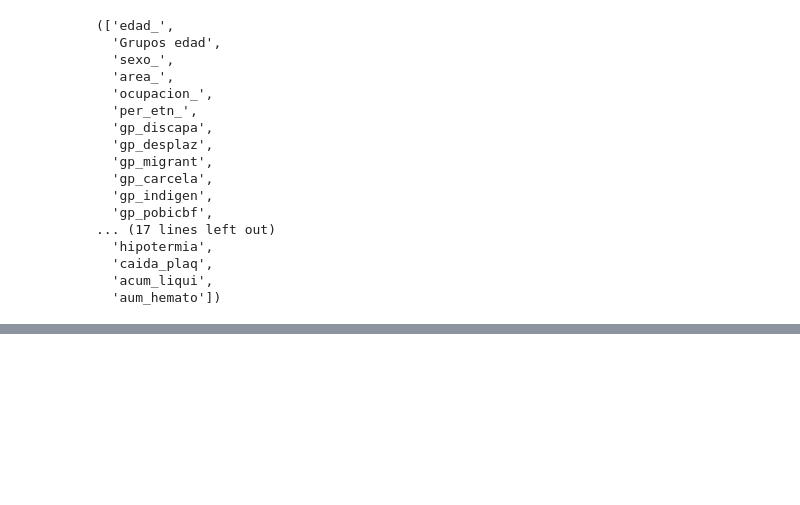
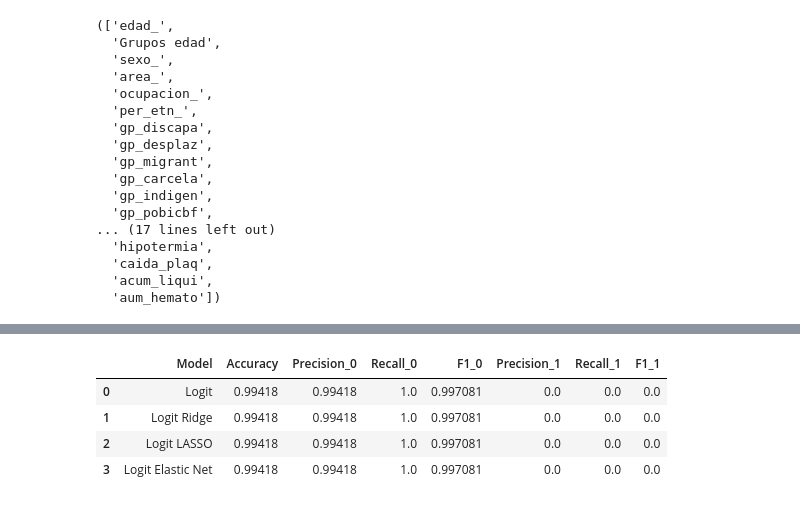
Before and after one commit to MarioSolano98/actividad-evaluativa3-AC, a Jupyter notebook: actividad_evaluativa3.ipynb, the cells around one changed output, grey strips where cells are left out. Saved outputs shown, nothing was run; the diff lists cells and outputs as text; code cells hidden in the pictures; blank space fills up the shorter version.

```diff
--- a/actividad_evaluativa3.ipynb
+++ b/actividad_evaluativa3.ipynb
@@ -508,0 +351,80 @@ plt.show()
+# %%
+from sklearn.model_selection import train_test_split
+from sklearn.preprocessing import StandardScaler
+from sklearn.linear_model import LogisticRegression
+from sklearn.pipeline import Pipeline
+from sklearn.metrics import classification_report
+
+
+variable_objetivo_dengue = 'nom_eve'
+
+# Filtrar los datos para las variables relevantes
+X = data_filtered[variables_socio_demograficas]
+y = data_filtered[variable_objetivo_dengue]
+
+# Separar los datos en conjunto de entrenamiento y prueba
+X_train, X_test, y_train, y_test = train_test_split(X, y, test_size=0.3, random_state=42)
+
+# Escalar los datos
+scaler = StandardScaler()
+X_train_scaled = scaler.fit_transform(X_train)
+X_test_scaled = scaler.transform(X_test)
+
+
+# Definir modelos con regularización
+models = {
+    'Logit': LogisticRegression(penalty=None, random_state=42), # Changed 'none' to None
+    'Logit Ridge': LogisticRegression(penalty='l2', C=1.0, random_state=42),
+    'Logit LASSO': LogisticRegression(penalty='l1', solver='saga', C=1.0, random_state=42),
+    'Logit Elastic Net': LogisticRegression(penalty='elasticnet', solver='saga', l1_ratio=0.5, C=1.0, random_state=42)
+}
+
+# Ajustar cada modelo y obtener los resultados
+model_results = {}
+for model_name, model in models.items():
+    model.fit(X_train_scaled, y_train)
+    y_pred = model.predict(X_test_scaled)
+    report = classification_report(y_test, y_pred, output_dict=True)
+    model_results[model_name] = {
+        'model': model,
+        'classification_report': report,
+        'coefficients': model.coef_
+    }
+
+model_results
+
+
+# Crear un DataFrame para almacenar los resultados de cada modelo
+results_df = pd.DataFrame(columns=['Model', 'Accuracy', 'Precision_0', 'Recall_0', 'F1_0', 'Precision_1', 'Recall_1', 'F1_1'])
+
+# Extraer métricas clave del reporte de clasificación de cada modelo
+for model_name, results in model_results.items():
+    report = results['classification_report']
+    # Obtener las métricas de precisión, recall y F1 para cada clase (0 y 1)
+    accuracy = report['accuracy']
+    precision_0 = report['0']['precision']
+    recall_0 = report['0']['recall']
+    f1_0 = report['0']['f1-score']
+    precision_1 = report['1']['precision']
+    recall_1 = report['1']['recall']
+    f1_1 = report['1']['f1-score']
+
+    # Agregar los resultados al DataFrame using pd.concat
+    results_df = pd.concat([results_df, pd.DataFrame([{
+        'Model': model_name,
+        'Accuracy': accuracy,
+        'Precision_0': precision_0,
+        'Recall_0': recall_0,
+        'F1_0': f1_0,
+        'Precision_1': precision_1,
+        'Recall_1': recall_1,
+        'F1_1': f1_1
+    }])], ignore_index=True)
+
+results_df
+# %% [output]
+|  | Model | Accuracy | Precision_0 | Recall_0 | F1_0 | Precision_1 | Recall_1 | F1_1 |
+| 0 | Logit | 0.99418 | 0.99418 | 1.0 | 0.997081 | 0.0 | 0.0 | 0.0 |
+| 1 | Logit Ridge | 0.99418 | 0.99418 | 1.0 | 0.997081 | 0.0 | 0.0 | 0.0 |
+| 2 | Logit LASSO | 0.99418 | 0.99418 | 1.0 | 0.997081 | 0.0 | 0.0 | 0.0 |
+| 3 | Logit Elastic Net | 0.99418 | 0.99418 | 1.0 | 0.997081 | 0.0 | 0.0 | 0.0 |
```
Also changed, not shown: parts of 13 cells of this notebook.
